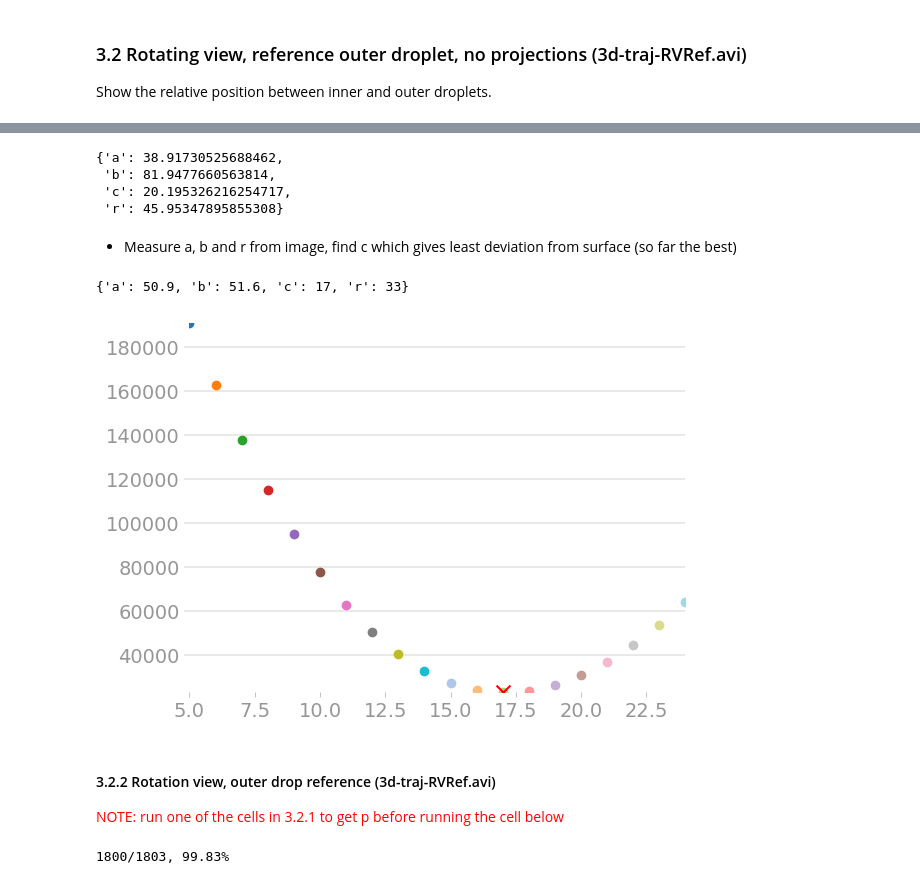
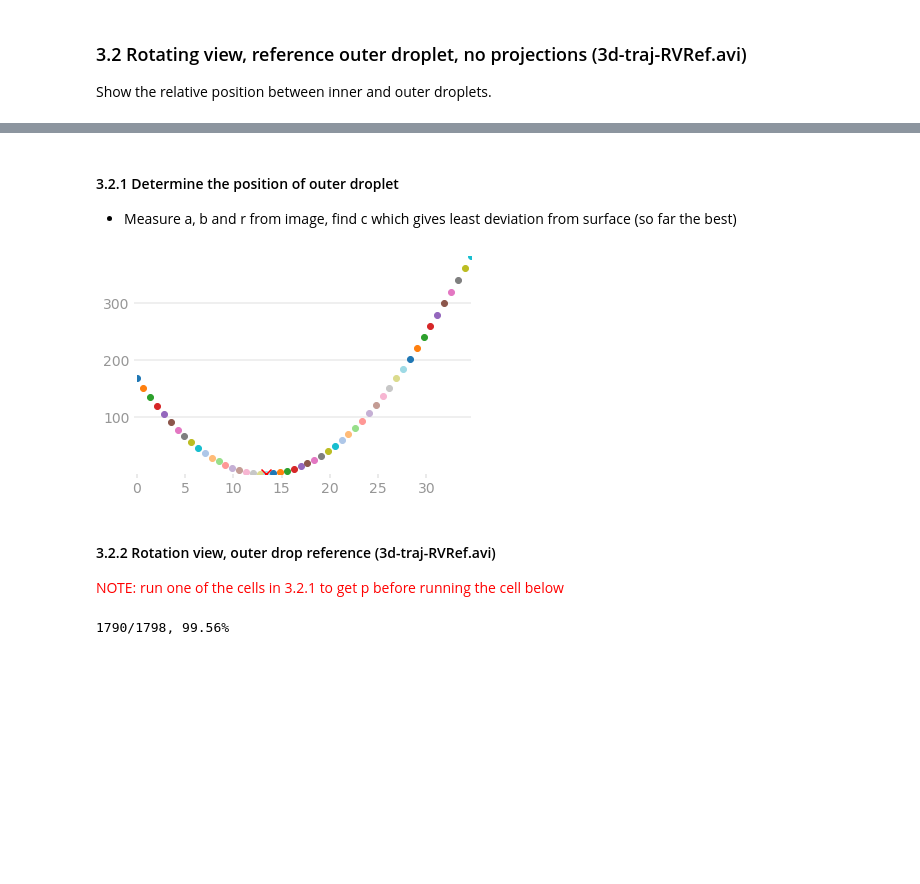
Before and after one commit to ZLoverty/DE, a Jupyter notebook: Code/Trajectory-analysis/3D trajectory.ipynb, the cells around one changed output, grey strips where cells are left out. Cells and saved outputs as stored; diff of their text form; code cells hidden in the pictures; blank space fills up the shorter version.

```diff
--- a/Code/Trajectory-analysis/3D trajectory.ipynb
+++ b/Code/Trajectory-analysis/3D trajectory.ipynb
@@ -169,32 +168,24 @@ Show the relative position between inner and outer droplets.
-# %%
-traj = pd.read_csv(os.path.join(folder, 'crop_HoughCircles', 'xyz-traj.csv'))
-p = fit_sphere(traj.x[::300], traj.y[::300], traj.z[::300])
-# p = {'a': 516*mpp, 'b': 513*mpp, 'c': 20, 'r': 34}
-p
-# %% [output]
-{'a': 38.91730525688462,
- 'b': 81.9477660563814,
- 'c': 20.195326216254717,
- 'r': 45.95347895855308}
-# %% [markdown]
-- Measure a, b and r from image, find c which gives least deviation from surface (so far the best)
-# %%
-r = 33; a = 17.9+r; b = 18.6+r; ri = 4.5 # measure from images
-err = 1e5 # initial error
-for c_temp in range(5, 25):
-    dx = traj.x - a; dy = traj.y - b; dz = traj.z - c_temp
-    temp_err = (((dx**2 + dy**2 + dz**2)**0.5 - (r-ri))**2).sum()
-    plt.scatter(c_temp, temp_err)
-    if err > temp_err:
-        err = temp_err
-        c = c_temp
-plt.scatter(c, err, s=100, marker='x', c='red')
-p = {'a': a, 'b': b, 'c': c, 'r': r}
-print(p)
-# %% [output]
-{'a': 50.9, 'b': 51.6, 'c': 17, 'r': 33}
-[figure, removed]
-# %% [markdown]
-#### 3.2.2 Rotation view, outer drop reference (3d-traj-RVRef.avi)
-
-<font color='red'> NOTE: run one of the cells in 3.2.1 to get p before running the cell below
+# %% [markdown]
+#### 3.2.1 Determine the position of outer droplet
+- Measure a, b and r from image, find c which gives least deviation from surface (so far the best)
+# %%
+traj = pd.read_csv(os.path.join(folder, 'crop_HoughCircles', 'xyz-traj.csv'))
+# read a, b, r, ri from main_log
+log = pd.read_csv('../../Data/main_log.csv', header=[0, 1])
+sublog = log.loc[log[('params', 'Subfolder')]==subfolder]
+r = sublog[('analysis', 'OD')]/2; ri = sublog[('analysis', 'ID')]/2
+a = sublog[('analysis', 'a')]; b = sublog[('analysis', 'b')]
+
+c = fit_for_outer_drop_z(a, b, r, ri, traj)
+
+# err = 1e5 # initial error
+# for c_temp in np.linspace(0, r):
+#     dx = traj.x - a; dy = traj.y - b; dz = traj.z - c_temp
+#     temp_err = (((dx**2 + dy**2 + dz**2)**0.5 - (r-ri))**2).sum()
+#     plt.scatter(c_temp, temp_err)
+#     if err > temp_err:
+#         err = temp_err
+#         c = c_temp
+# plt.scatter(c, err, s=100, marker='x', c='red')
+# %% [output]
+[figure, added]
@@ -201,9 +219,12 @@ print(p)
+# %% [markdown]
+#### 3.2.2 Rotation view, outer drop reference (3d-traj-RVRef.avi)
+
+<font color='red'> NOTE: run one of the cells in 3.2.1 to get p before running the cell below
 # %%
 save_folder = os.path.join(folder, 'crop_HoughCircles', '3d-traj-RVRef')
 if os.path.exists(save_folder) == False:
     os.makedirs(save_folder)
-
-a, b, c, r = p['a'], p['b'], p['c'], p['r'] #
+a = float(a); b = float(b); c = float(c); r = float(r)
 
 for n, i in traj.iterrows():
     if n % 10 == 0:
@@ -226,4 +247,4 @@ for n, i in traj.iterrows():
         plt.close()
         clear_output(wait=True)
 # %% [output]
-1800/1803, 99.83%
+1790/1798, 99.56%
```
Also changed, not shown: parts of 21 cells of this notebook, 1 other file.
